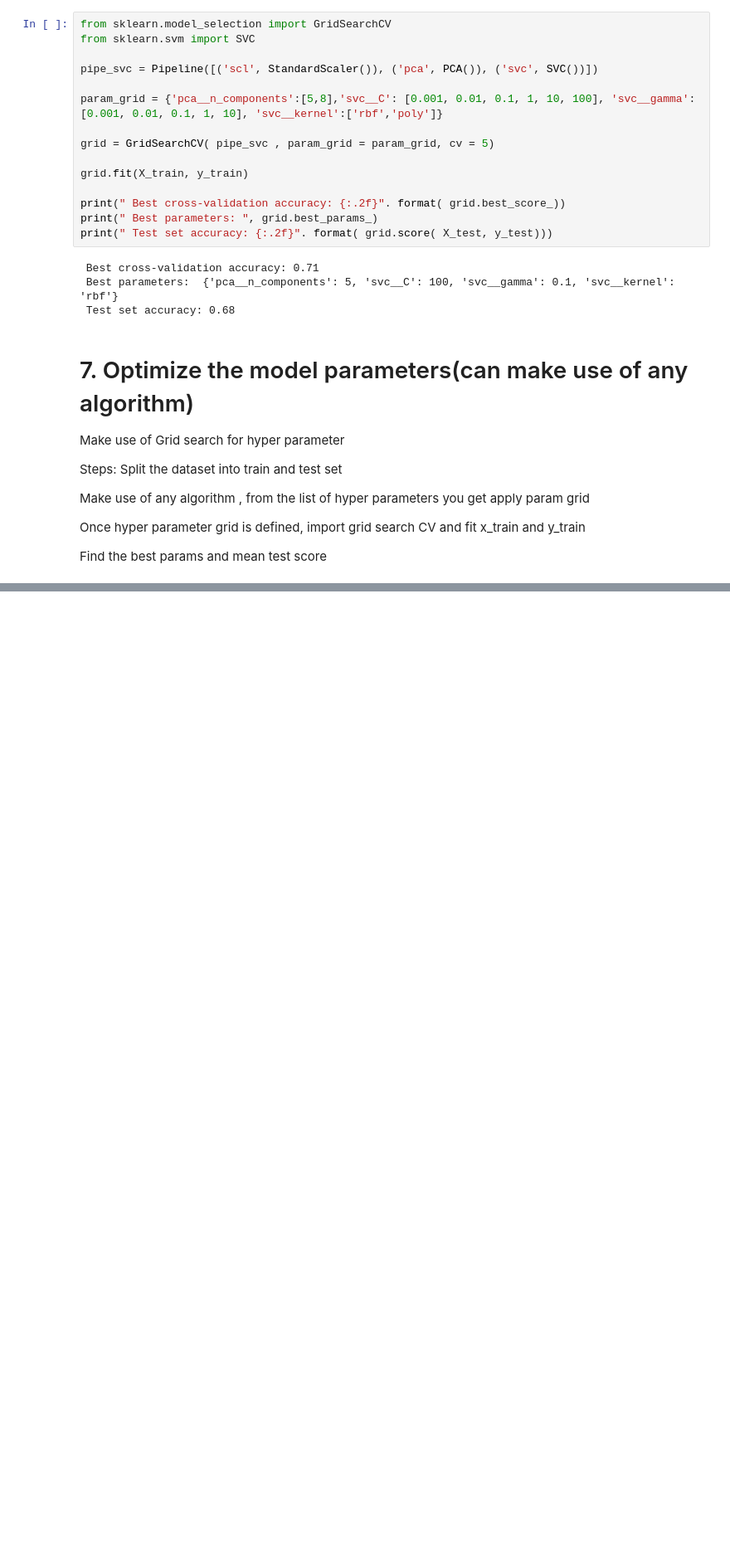
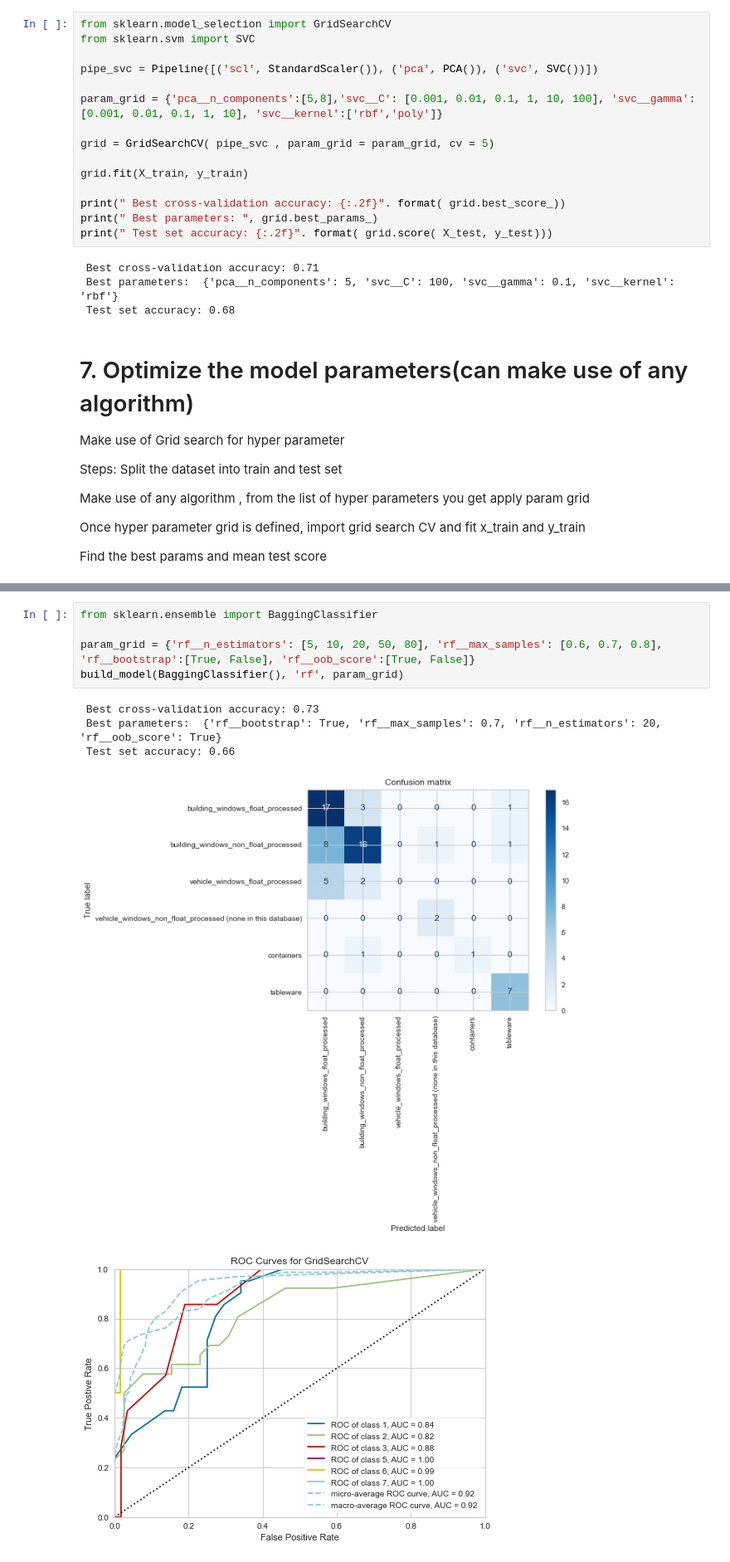
Before and after one commit to koksoon100/UniversityOfTexasAtAustin-FeatureEngineering, a Jupyter notebook: Home_work/PE - FMST Week 2.ipynb, the cells around one changed output, grey strips where cells are left out. Shown at 83% size. Saved outputs shown, nothing was run; the diff lists cells and outputs as text; blank space fills up the shorter version.

```diff
--- a/Home_work/PE - FMST Week 2.ipynb
+++ b/Home_work/PE - FMST Week 2.ipynb
@@ -200,0 +233,11 @@ RandomForestClassifier?
+# %%
+from sklearn.ensemble import BaggingClassifier
+
+param_grid = {'rf__n_estimators': [5, 10, 20, 50, 80], 'rf__max_samples': [0.6, 0.7, 0.8], 'rf__bootstrap':[True, False], 'rf__oob_score':[True, False]}
+build_model(BaggingClassifier(), 'rf', param_grid)
+# %% [output]
+ Best cross-validation accuracy: 0.73
+ Best parameters:  {'rf__bootstrap': True, 'rf__max_samples': 0.7, 'rf__n_estimators': 20, 'rf__oob_score': True}
+ Test set accuracy: 0.66
+[figure, added]
+[figure, added]
```
Also changed, not shown: parts of 6 cells of this notebook.
